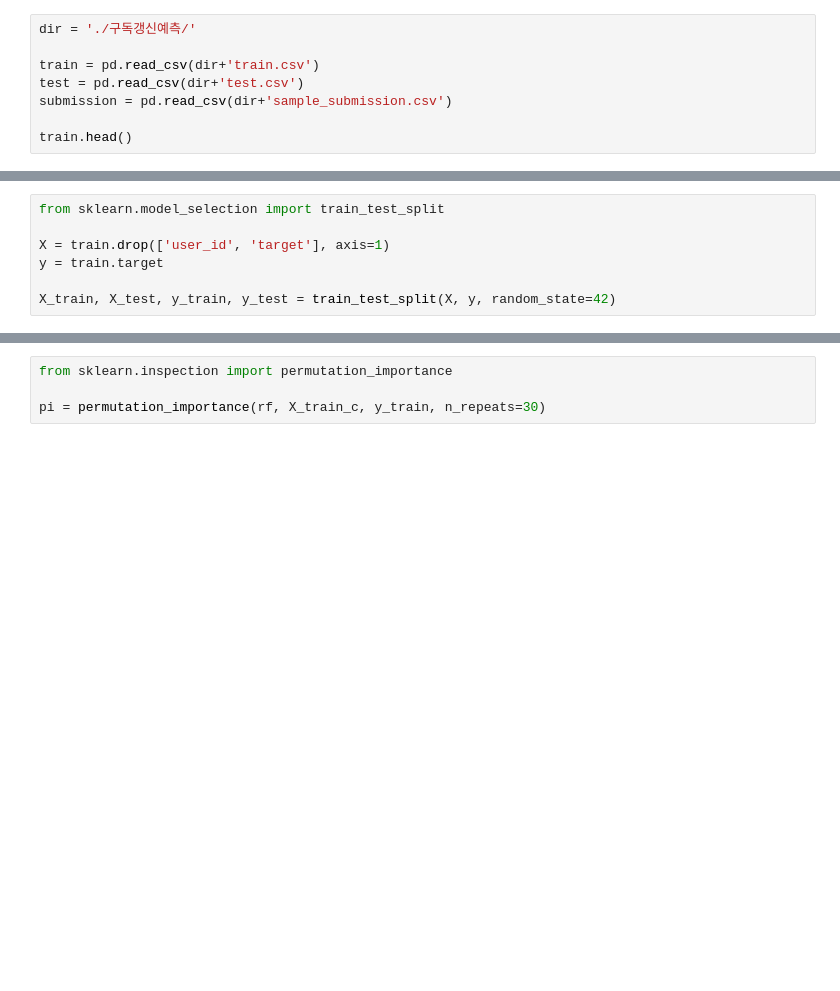
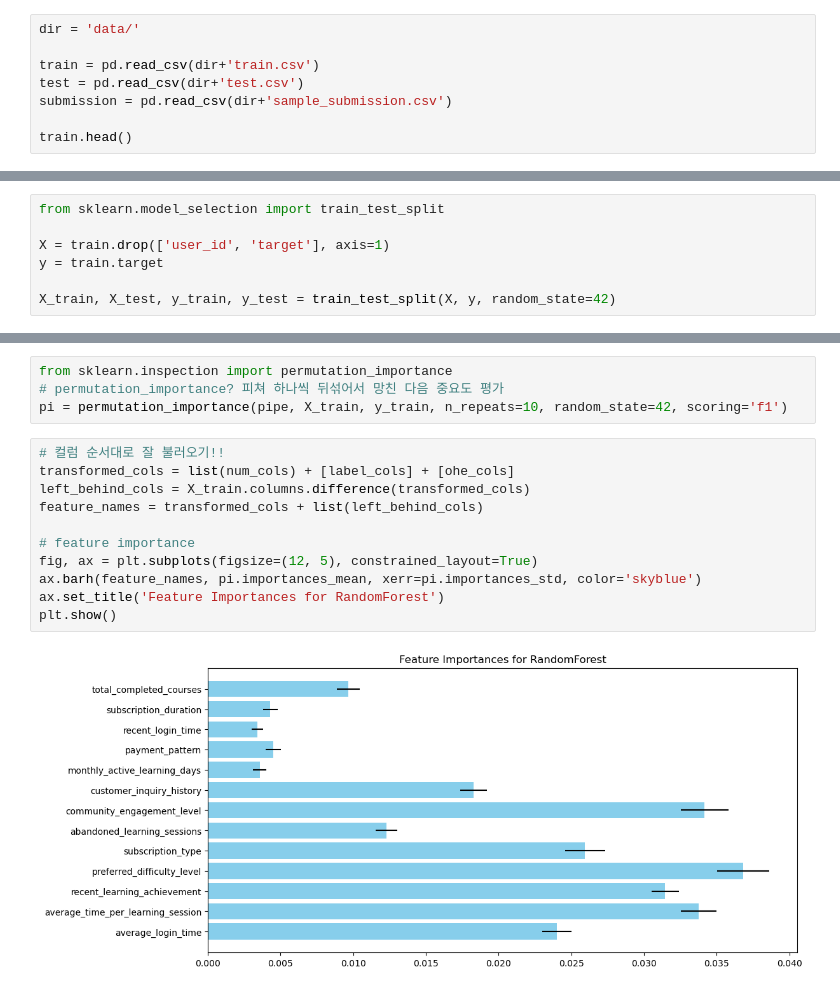
Before and after one commit to yadonnn/dacon_subscription_classification, a Jupyter notebook: preprocess.ipynb, the cells around one changed output, grey strips where cells are left out. Cells and saved outputs as stored; diff of their text form; blank space fills up the shorter version.

```diff
--- a/preprocess.ipynb
+++ b/preprocess.ipynb
@@ -5,7 +5,7 @@ import seaborn as sns
 import matplotlib.pyplot as plt
 import warnings
 # %%
-dir = './구독갱신예측/'
+dir = 'data/'
 
 train = pd.read_csv(dir+'train.csv')
 test = pd.read_csv(dir+'test.csv')
@@ -96,5 +151,18 @@ test f1 : 0.7303280874899973
 # %%
 from sklearn.inspection import permutation_importance
-
-pi = permutation_importance(rf, X_train_c, y_train, n_repeats=30)
+# permutation_importance? 피쳐 하나씩 뒤섞어서 망친 다음 중요도 평가
+pi = permutation_importance(pipe, X_train, y_train, n_repeats=10, random_state=42, scoring='f1')
+# %%
+# 컬럼 순서대로 잘 불러오기!!
+transformed_cols = list(num_cols) + [label_cols] + [ohe_cols]
+left_behind_cols = X_train.columns.difference(transformed_cols)
+feature_names = transformed_cols + list(left_behind_cols)
+
+# feature importance
+fig, ax = plt.subplots(figsize=(12, 5), constrained_layout=True)
+ax.barh(feature_names, pi.importances_mean, xerr=pi.importances_std, color='skyblue')
+ax.set_title('Feature Importances for RandomForest')
+plt.show()
+# %% [output]
+[figure, added]
 # %%
```
Also changed, not shown: parts of 11 cells of this notebook.
